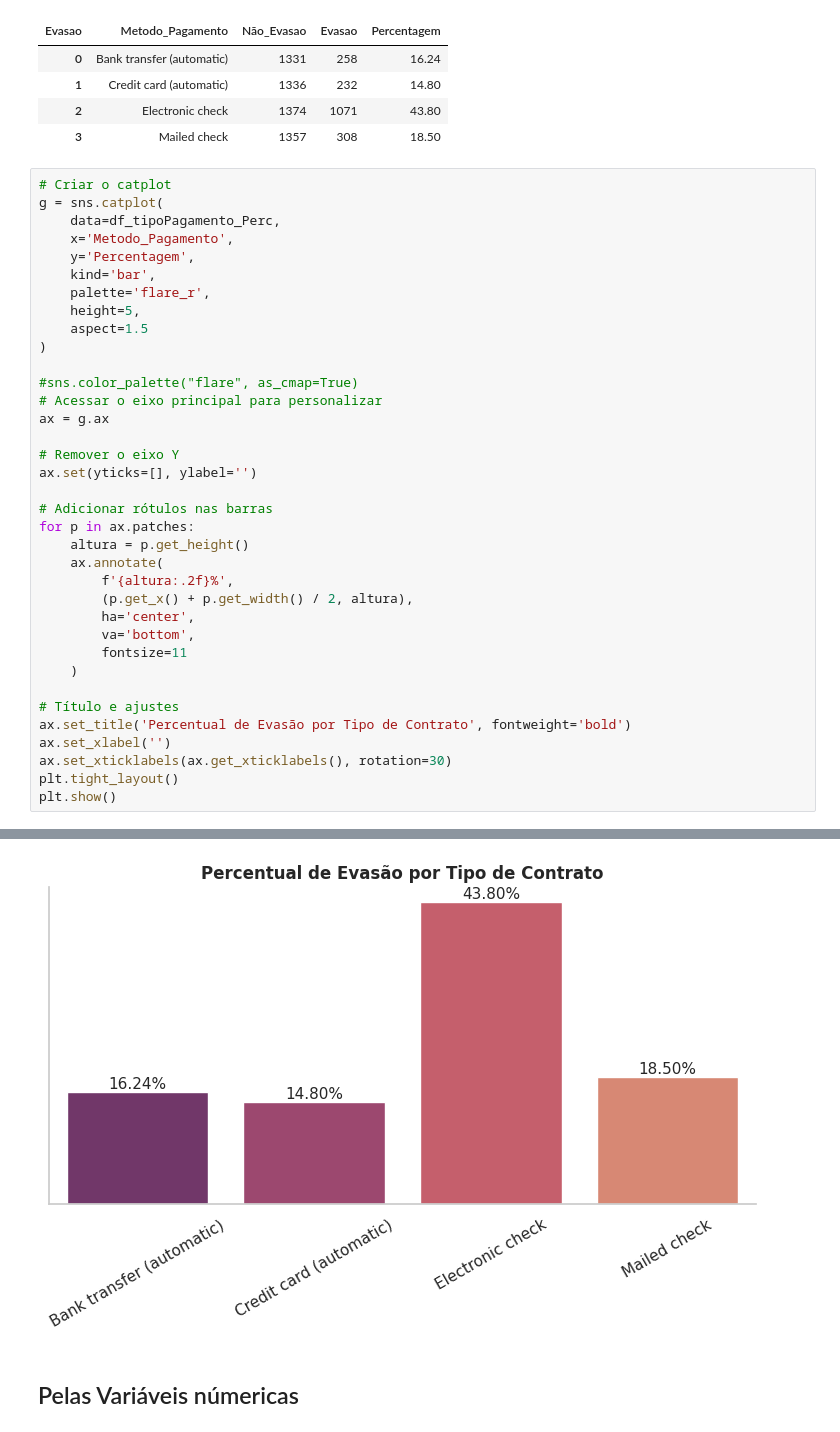
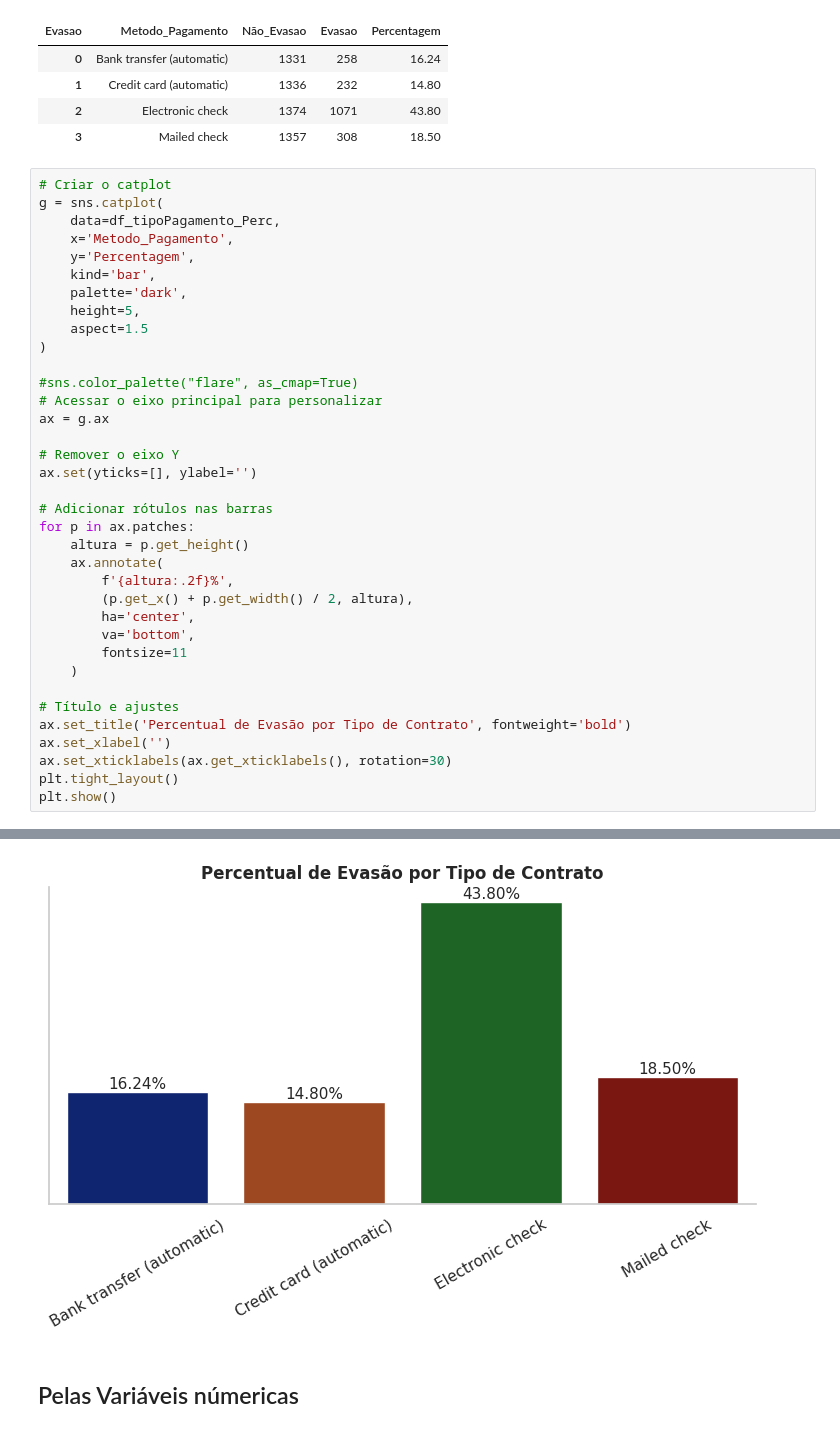
Before and after one commit to Enoque12/Analise_TelecomX_Challenge2, a Jupyter notebook: TelecomX_BR.ipynb, the cells around one changed output, grey strips where cells are left out. Cells and saved outputs as stored; diff of their text form.

```diff
--- a/TelecomX_BR.ipynb
+++ b/TelecomX_BR.ipynb
@@ -831,7 +831,7 @@ g = sns.catplot(
     x='Metodo_Pagamento',
     y='Percentagem',
     kind='bar',
-    palette='flare_r',
+    palette='dark',
     height=5,
     aspect=1.5
 )
@@ -839,34 +839,34 @@ g = sns.catplot(
 #sns.color_palette("flare", as_cmap=True)
 # Acessar o eixo principal para personalizar
 ax = g.ax
 
 # Remover o eixo Y
 ax.set(yticks=[], ylabel='')
 
 # Adicionar rótulos nas barras
 for p in ax.patches:
     altura = p.get_height()
     ax.annotate(
         f'{altura:.2f}%',
         (p.get_x() + p.get_width() / 2, altura),
         ha='center',
         va='bottom',
         fontsize=11
     )
 
 # Título e ajustes
 ax.set_title('Percentual de Evasão por Tipo de Contrato', fontweight='bold')
 ax.set_xlabel('')
 ax.set_xticklabels(ax.get_xticklabels(), rotation=30)
 plt.tight_layout()
 plt.show()
 # %% [output]
 Passing `palette` without assigning `hue` is deprecated and will be removed in v0.14.0. Assign the `x` variable to `hue` and set `legend=False` for the same effect.
 
 
 
 set_ticklabels() should only be used with a fixed number of ticks, i.e. after set_ticks() or using a FixedLocator.
-[figure, old version]
+[figure, new version]
 # %% [markdown]
 ## Pelas Variáveis númericas
 # %% [markdown]
```
Also changed, not shown: parts of 33 cells of this notebook.
